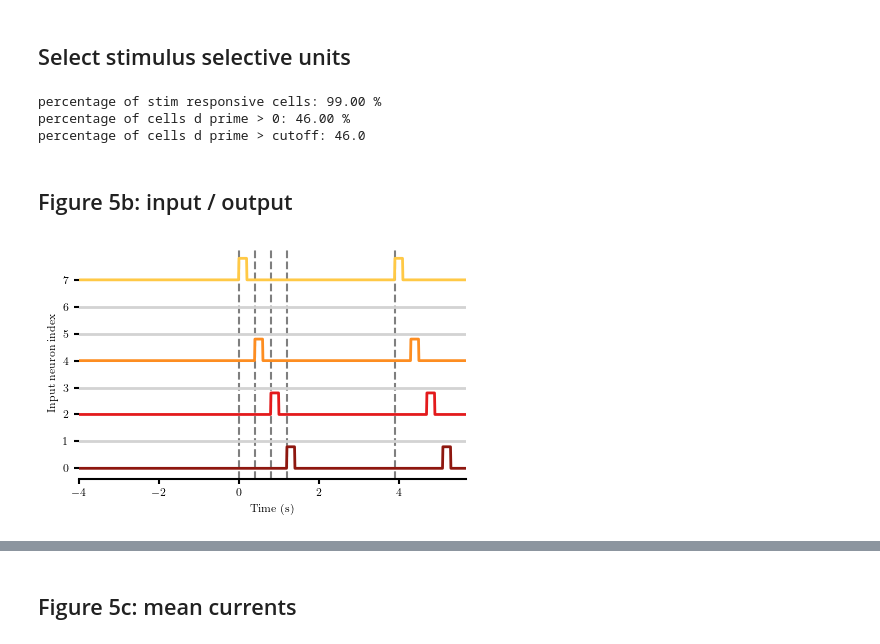
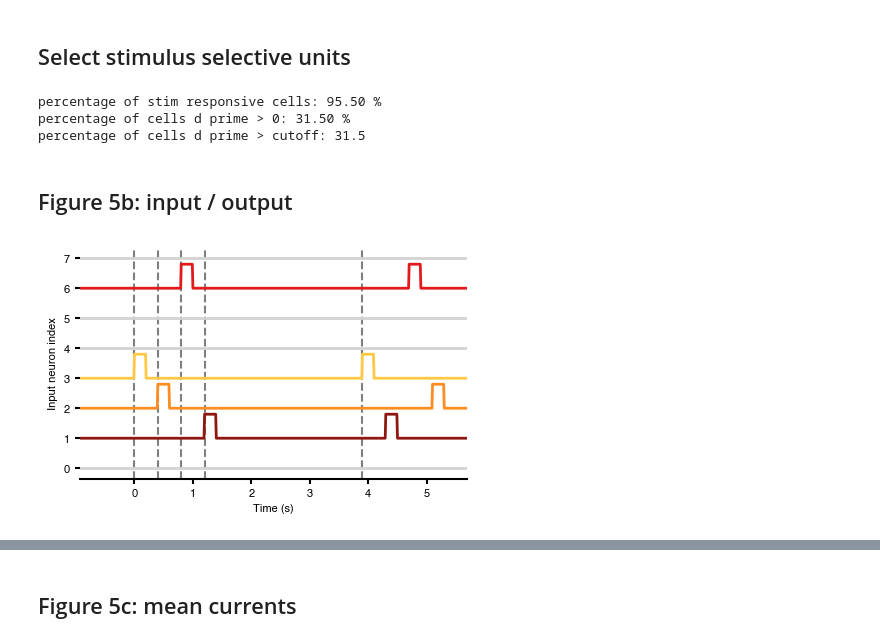
Before and after one commit to mackelab/sequence-memory, a Jupyter notebook: rnn_model/generate_figures/fig_5_b_to_e.ipynb, the cells around one changed output, grey strips where cells are left out. Saved outputs shown, nothing was run; the diff lists cells and outputs as text; code cells hidden in the pictures.

```diff
--- a/rnn_model/generate_figures/fig_5_b_to_e.ipynb
+++ b/rnn_model/generate_figures/fig_5_b_to_e.ipynb
@@ -81,7 +81,7 @@ vex_cuttoff = 0  # Exclude neurons without strong stimulus - phase effect (>=0)
 
 normalize_fr_extract = True  # Normalize extracted firing rates for wilc p
 n_trials = 224  # Number trials used in analysis
-randomize_onset = 0 # Randomise onset by at most this much
+randomize_onset = True # Randomise onset
 freqs_l = np.logspace(*np.log10([1, 20]), num=50) # Frequencies for scalogram
 #freqs_l = np.logspace(*np.log10([.5, 10]), num=50) # Frequencies for scalogram
 
@@ -201,0 +236,3 @@ accuracy = 0.8348214285714286
+# %%
+for i in range(128):
+    plt.plot(stim[:,i].T)
@@ -201,0 +241,3 @@ accuracy = 0.8348214285714286
+# %%
+for i in range(128):
+    plt.plot(np.roll(st[:,i],-stim_roll[i],1)[:,34:].T,color='blue',alpha=.5)
@@ -346,7 +404,7 @@ with mpl.rc_context(fname="matplotlibrc"):
 ## Select stimulus selective units
 # %%
 baseline_len = int(1000/(baseline_freq*settings['deltaT']))
-baseline_start = max((settings["stim_ons"]-settings['rand_ons'] - baseline_len) // 2, 0)
+baseline_start = max((settings["stim_ons"] - baseline_len) // 2, 0)
 stim_len = min(settings["stim_dur"] + settings["stim_offs"], baseline_len)
 
 # extract stimulus triggered activity
@@ -376,9 +434,9 @@ cutoff_d = np.median(d_primes[responsive.astype(bool)])
 up50th = np.arange(200)[np.logical_and(d_primes>median_d, responsive)]
 low50th = np.arange(200)[np.logical_and(d_primes<median_d, responsive)]
 # %% [output]
-percentage of stim responsive cells: 99.00 %
-percentage of cells d prime > 0: 46.00 %
-percentage of cells d prime > cutoff: 46.0
+percentage of stim responsive cells: 95.50 %
+percentage of cells d prime > 0: 31.50 %
+percentage of cells d prime > cutoff: 31.5
 # %% [markdown]
 ## Figure 5b: input / output
 # %%
@@ -391,7 +449,7 @@ plotstim = np.copy(stim[:, trial])
 ci = 0
 colors0 = ["lightgray" for _ in range(8)]
 colors1 = ["lightgray" for _ in range(8)]
-t1 = settings["stim_ons"] - settings["rand_ons"]
+t1 = settings["stim_ons"]# - settings["rand_ons"]
 
 for i in range(4):
     labels = np.argmax(
@@ -412,34 +470,34 @@ with mpl.rc_context(fname="matplotlibrc"):
     axs = fig.add_subplot(gs[0])
     for i in np.arange(n_channels):
         axs.plot(plt_time, plotstim[i].T, color=colors0[i], linewidth=2)
     for i in range(4):
         axs.axvline(
             x=(i * (settings["stim_offs"] + settings["stim_dur"])) / dt_sec,
             color="black",
             linestyle="--",
             alpha=0.5,
             zorder=-1,
         )
 
     axs.axvline(
         x=(delay_end - settings["stim_ons"]) / dt_sec,
         color="black",
         linestyle="--",
         alpha=0.5,
         zorder=-1,
     )
 
     axs.spines["right"].set_visible(False)
     axs.spines["top"].set_visible(False)
     axs.set_xlim(plt_time[0], plt_time[-1])
     axs.set_xlabel("Time (s)")
     axs.spines["left"].set_visible(False)
     axs.set_yticks(np.arange(0, 8 * 1.25, 1.25))
     axs.set_yticklabels(np.arange(8))
     axs.set_ylabel("Input neuron index")
     plt.savefig("../figures/Panel1A")
 # %% [output]
-[figure, old version]
+[figure, new version]
 # %%
 z.shape
 # %% [output]
```
Also changed, not shown: parts of 28 cells of this notebook, 4 other files.
